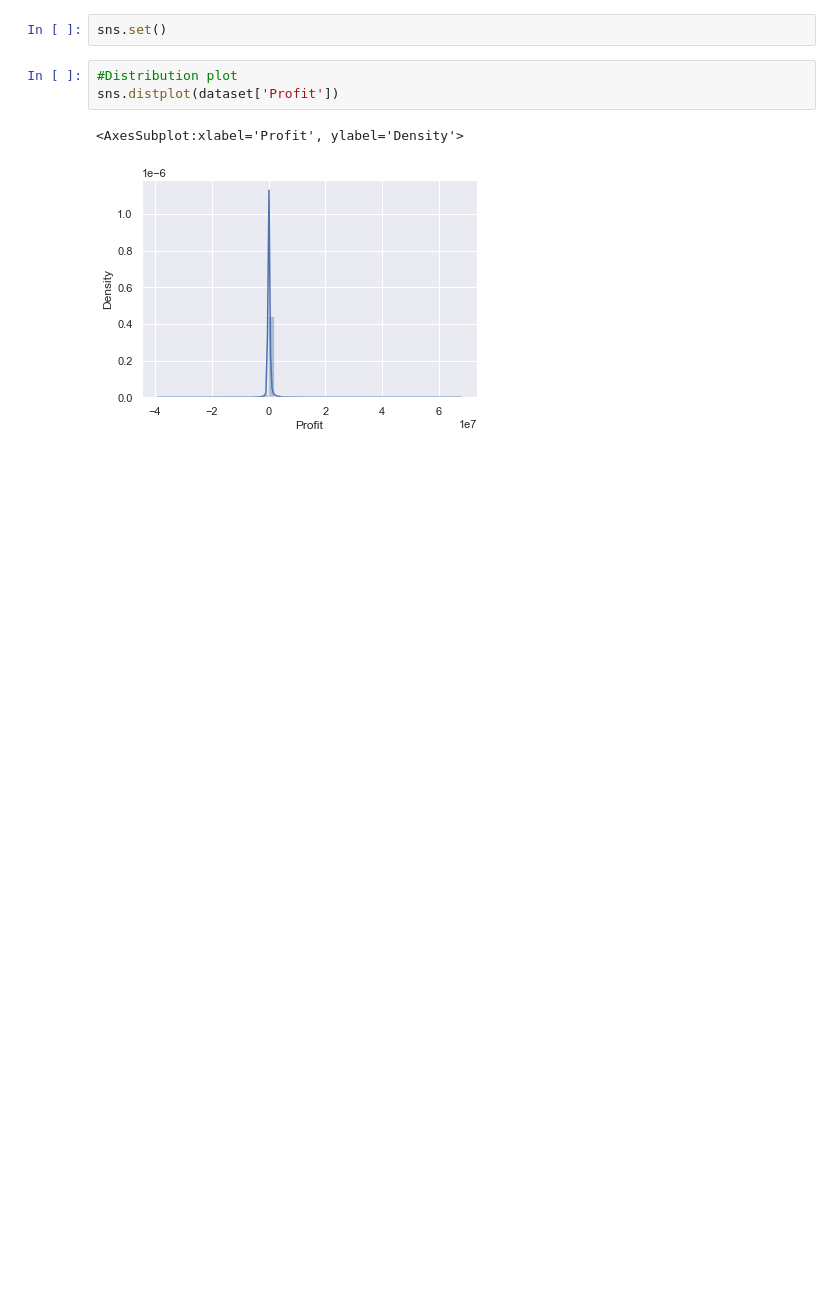
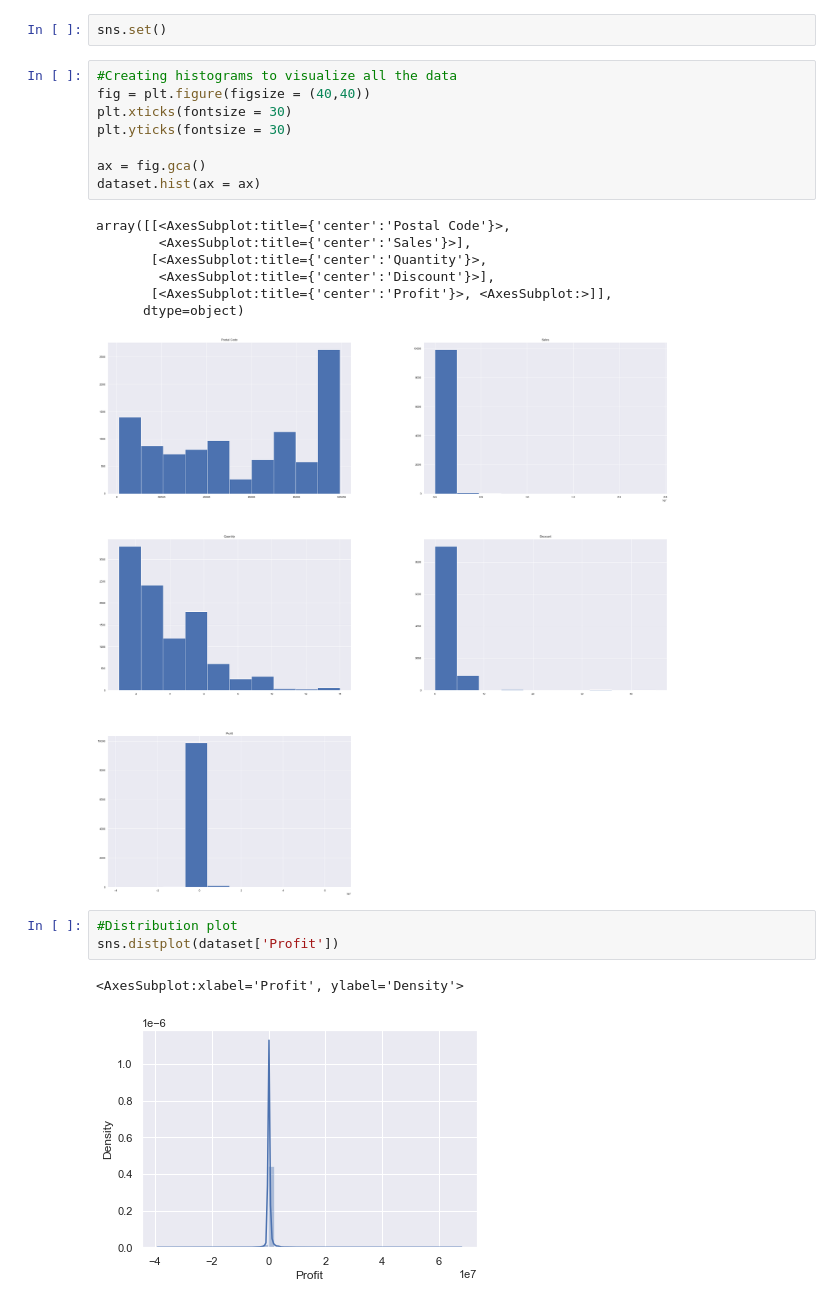
Before and after one commit to ingridbena/The-Sparks-Foundation-GRIP-January-2022, a Jupyter notebook: Task 3 Exploratory Data Analysis - Retail.ipynb, the cells around one changed output. Saved outputs shown, nothing was run; the diff lists cells and outputs as text; blank space fills up the shorter version.

```diff
--- a/Task 3 Exploratory Data Analysis - Retail.ipynb
+++ b/Task 3 Exploratory Data Analysis - Retail.ipynb
@@ -180,5 +296,21 @@ sns.pairplot(dataset)
 # %%
 sns.set()
+# %%
+#Creating histograms to visualize all the data
+fig = plt.figure(figsize = (40,40))
+plt.xticks(fontsize = 30)
+plt.yticks(fontsize = 30)
+
+ax = fig.gca()
+dataset.hist(ax = ax)
+# %% [output]
+array([[<AxesSubplot:title={'center':'Postal Code'}>,
+        <AxesSubplot:title={'center':'Sales'}>],
+       [<AxesSubplot:title={'center':'Quantity'}>,
+        <AxesSubplot:title={'center':'Discount'}>],
+       [<AxesSubplot:title={'center':'Profit'}>, <AxesSubplot:>]],
+      dtype=object)
+[figure, added]
 # %%
 #Distribution plot
 sns.distplot(dataset['Profit'])
```
Also changed, not shown: parts of 35 cells of this notebook.
